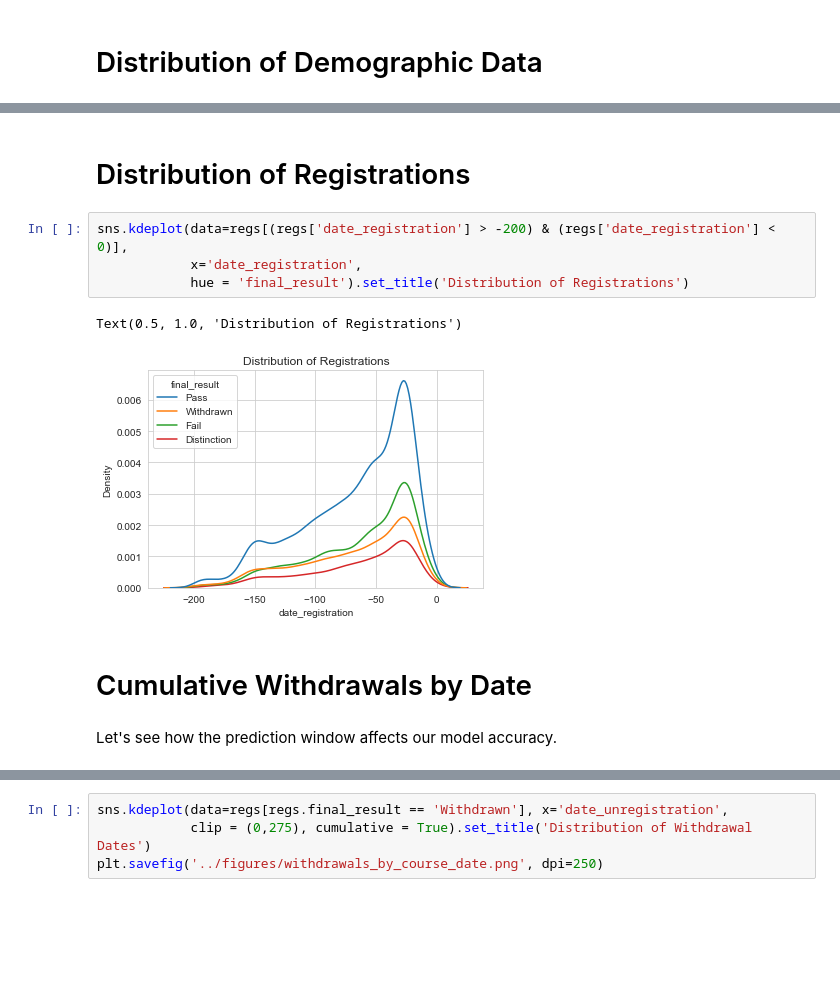
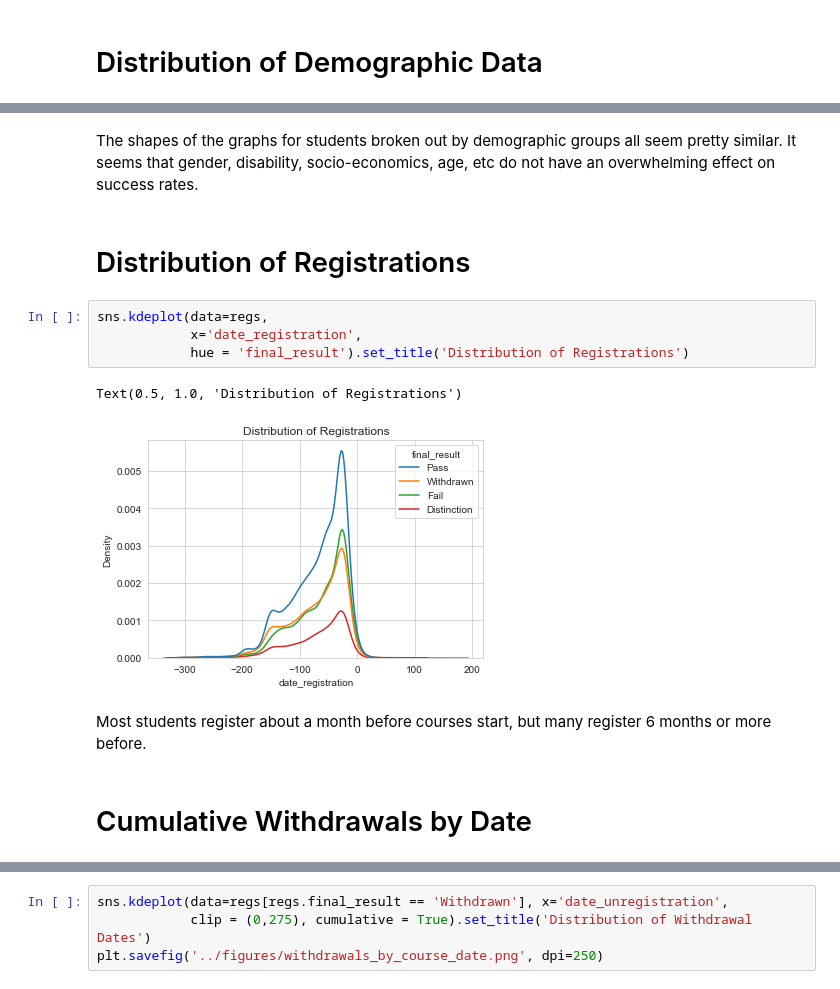
Before and after one commit to Caellwyn/ou_student_predictions, a Jupyter notebook: notebooks/OU_eda.ipynb, the cells around one changed output, grey strips where cells are left out. Saved outputs shown, nothing was run; the diff lists cells and outputs as text; blank space fills up the shorter version.

```diff
--- a/notebooks/OU_eda.ipynb
+++ b/notebooks/OU_eda.ipynb
@@ -105,13 +108,15 @@ plt.show()
+# %% [markdown]
+The shapes of the graphs for students broken out by demographic groups all seem pretty similar.  It seems that gender, disability, socio-economics, age, etc do not have an overwhelming effect on success rates.
 # %% [markdown]
 # Distribution of Registrations
 # %%
-sns.kdeplot(data=regs[(regs['date_registration'] > -200) & (regs['date_registration'] < 0)],
+sns.kdeplot(data=regs,
             x='date_registration',
             hue = 'final_result').set_title('Distribution of Registrations')
 # %% [output]
 Text(0.5, 1.0, 'Distribution of Registrations')
-[figure, old version]
+[figure, new version]
+# %% [markdown]
+Most students register about a month before courses start, but many register 6 months or more before.
 # %% [markdown]
 # Cumulative Withdrawals by Date
-# %% [markdown]
-Let's see how the prediction window affects our model accuracy.
```
Also changed, not shown: parts of 37 cells of this notebook, 13 other files.
